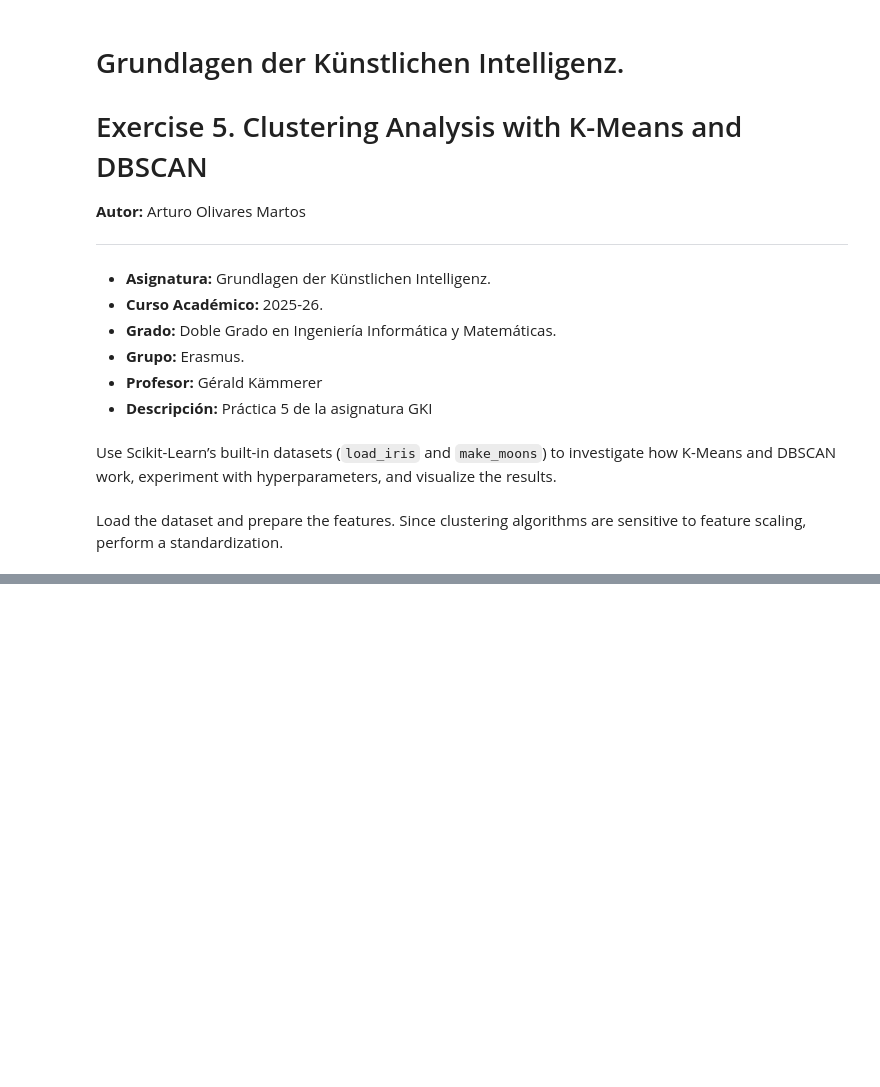
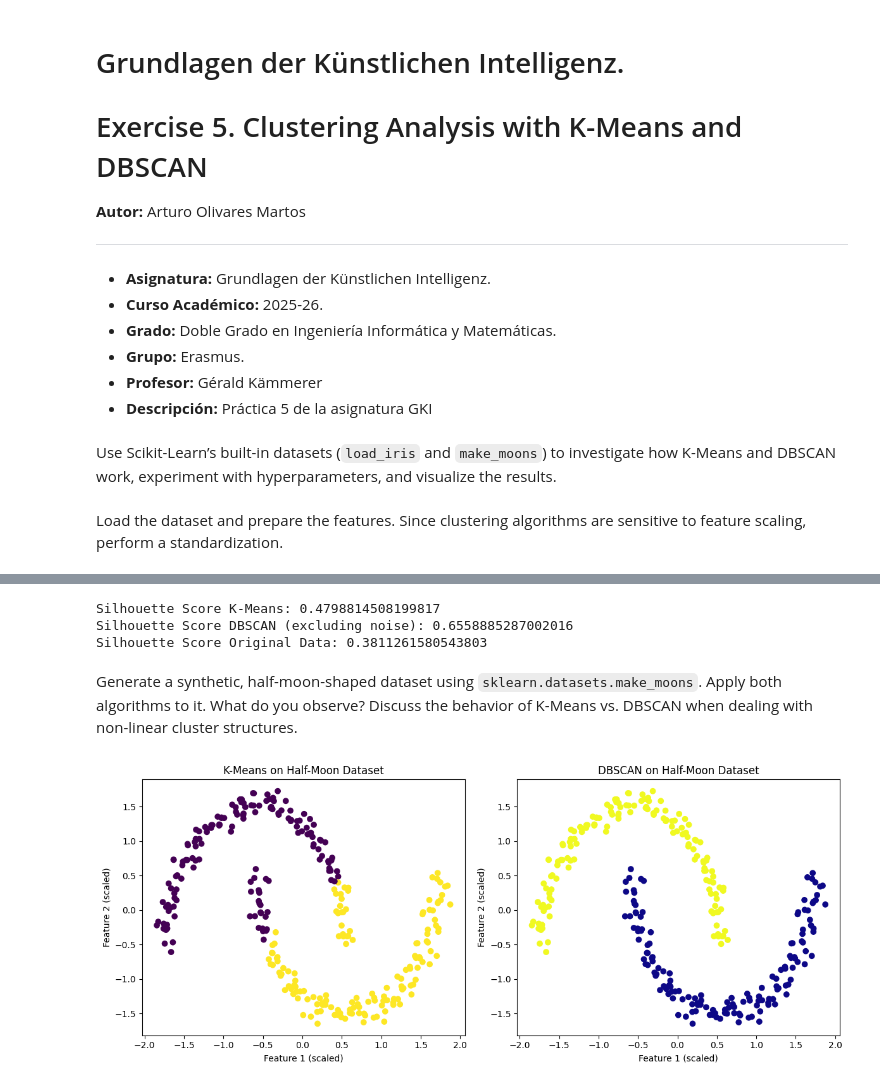
Before and after one commit to LosDelDGIIM/LosDelDGIIM.github.io, a Jupyter notebook: subjects/Erasmus-DUE/GKI/Exercises/Exercise5.ipynb, the cells around one changed output, grey strips where cells are left out. Cells and saved outputs as stored; diff of their text form; code cells hidden in the pictures; blank space fills up the shorter version.

```diff
--- a/subjects/Erasmus-DUE/GKI/Exercises/Exercise5.ipynb
+++ b/subjects/Erasmus-DUE/GKI/Exercises/Exercise5.ipynb
@@ -30,0 +110,60 @@ X s c a l e d = s c a l e r . f i t t r a n s f o r m (X)
+# %%
+# Validation
+
+from sklearn.metrics import silhouette_score
+
+# Silhouette Score for K-Means
+print("Silhouette Score K-Means:", silhouette_score(X_scaled, kmeans_labels))
+
+# Silhouette Score for DBSCAN (excluding noise)
+# For DBSCAN, only evaluate points that are not noise:
+mask = dbscan_labels != -1
+if len(set(dbscan_labels[mask])) > 1:
+    print("Silhouette Score DBSCAN (excluding noise):", silhouette_score(X_scaled[mask], dbscan_labels[mask]))
+
+# Silhouette Score for the original data (using true labels)
+print("Silhouette Score Original Data:", silhouette_score(X_scaled, iris.target))
+
+# // TODO: Qué es este parámetro?
+# // TODO: Tiene sentido hacerlo para el original?
+# %% [output]
+Silhouette Score K-Means: 0.4798814508199817
+Silhouette Score DBSCAN (excluding noise): 0.6558885287002016
+Silhouette Score Original Data: 0.3811261580543803
+# %% [markdown]
+Generate a synthetic, half-moon-shaped dataset using `sklearn.datasets.make_moons`. Apply both algorithms to it. What do you observe? Discuss the behavior of K-Means vs. DBSCAN when dealing with non-linear cluster structures.
+# %%
+from sklearn.datasets import make_moons
+
+# Generate synthetic half-moon-shaped dataset
+X_moons, y_moons = make_moons(n_samples=300, noise=0.05, random_state=42)
+
+# Scale the data
+scaler_moons = StandardScaler()
+X_moons_scaled = scaler_moons.fit_transform(X_moons)
+
+# K-Means on half-moon dataset
+kmeans_moons = KMeans(n_clusters=2, random_state=42)
+kmeans_moons_labels = kmeans_moons.fit_predict(X_moons_scaled)
+
+# DBSCAN on half-moon dataset
+dbscan_moons = DBSCAN(eps=0.3, min_samples=5)
+dbscan_moons_labels = dbscan_moons.fit_predict(X_moons_scaled)
+
+# Visualize the results
+fig, (ax1, ax2) = plt.subplots(1, 2, figsize=(12, 5))
+
+ax1.scatter(X_moons_scaled[:, 0], X_moons_scaled[:, 1], c=kmeans_moons_labels, cmap='viridis')
+ax1.set_title("K-Means on Half-Moon Dataset")
+ax1.set_xlabel("Feature 1 (scaled)")
+ax1.set_ylabel("Feature 2 (scaled)")
+
+ax2.scatter(X_moons_scaled[:, 0], X_moons_scaled[:, 1], c=dbscan_moons_labels, cmap='plasma')
+ax2.set_title("DBSCAN on Half-Moon Dataset")
+ax2.set_xlabel("Feature 1 (scaled)")
+ax2.set_ylabel("Feature 2 (scaled)")
+
+plt.tight_layout()
+plt.show()
+# %% [output]
+[figure, added]
```
Also changed, not shown: parts of 9 cells of this notebook, 2 other files.
